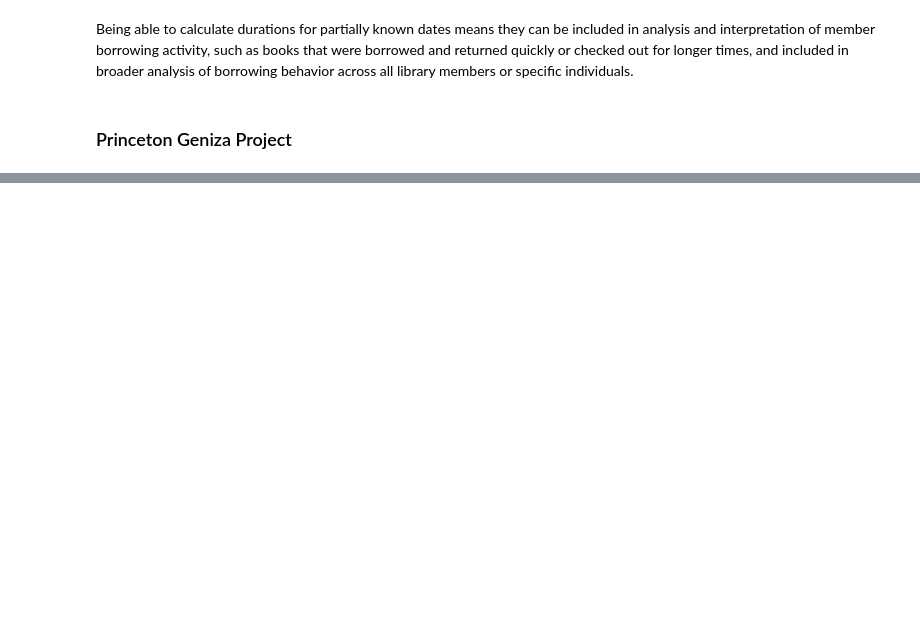
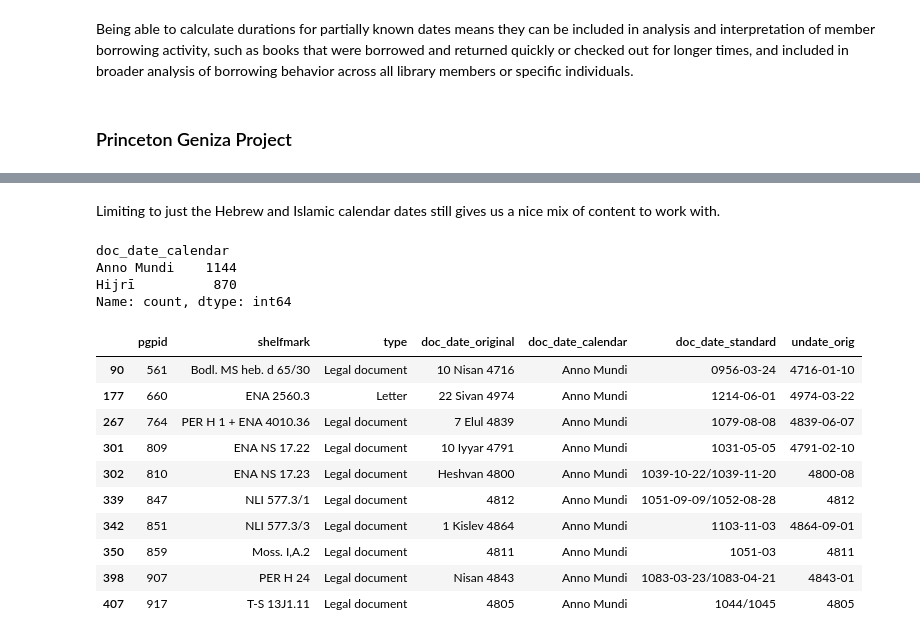
Before and after one commit to rlskoeser/undate-notebook-usrse25, a Jupyter notebook: undate-overview.ipynb, the cells around one changed output, grey strips where cells are left out. Saved outputs shown, nothing was run; the diff lists cells and outputs as text; code cells hidden in the pictures; blank space fills up the shorter version.

```diff
--- a/undate-overview.ipynb
+++ b/undate-overview.ipynb
@@ -652,0 +659,12 @@ Being able to calculate durations for partially known dates means they can be in
+# %%
+# load a copy of PGP document data from the assets folder
+pgp_documents = pd.read_csv("assets/pgp_documents.csv")
+
+# limit to document dates with standardized format, so we have a comparison point
+docs_with_docdate = pgp_documents[pgp_documents.doc_date_standard.notna()].copy()
+# limit to a subset of fields
+docs_with_docdate = docs_with_docdate[["pgpid", "shelfmark", "type", "doc_date_original", "doc_date_calendar", "doc_date_standard"]]
+# limit to the calendars undate currently supports
+docs_with_docdate = docs_with_docdate[docs_with_docdate.doc_date_calendar.isin(["Anno Mundi", "Hijrī"])]
+
+docs_with_docdate.head()
@@ -652,0 +678,46 @@ Being able to calculate durations for partially known dates means they can be in
+# %% [markdown]
+Limiting to just the Hebrew and Islamic calendar dates still gives us a nice mix of content to work with.
+# %%
+docs_with_docdate.doc_date_calendar.value_counts()
+# %% [output]
+doc_date_calendar
+Anno Mundi    1144
+Hijrī          870
+Name: count, dtype: int64
+# %%
+# Use undate to parse the original dates based on calendar
+
+from lark.exceptions import UnexpectedEOF, VisitError
+
+
+def parse_original_date(row):
+    if row.doc_date_calendar == "Anno Mundi":
+        undate_calendar = "Hebrew"
+    elif row.doc_date_calendar == "Hijrī":
+        undate_calendar = "Hijri"
+
+    try:
+         return Undate.parse(row.doc_date_original, undate_calendar)
+    except (VisitError, ValueError, UnexpectedEOF):
+        # we don't support parsing everything in this dataset, and some of them have errors
+        # for demonstration purposes, ignore anything we can't parse
+         pass
+
+docs_with_docdate['undate_orig'] = docs_with_docdate.apply(parse_original_date, axis=1)
+# %%
+# limit to the records that were successfully parsed
+docs_with_undate = docs_with_docdate[docs_with_docdate.undate_orig.notna()].copy()
+
+docs_with_undate.head(10)
+# %% [output]
+|  | pgpid | shelfmark | type | doc_date_original | doc_date_calendar | doc_date_standard | undate_orig |
+| 90 | 561 | Bodl. MS heb. d 65/30 | Legal document | 10 Nisan 4716 | Anno Mundi | 0956-03-24 | 4716-01-10 |
+| 177 | 660 | ENA 2560.3 | Letter | 22 Sivan 4974 | Anno Mundi | 1214-06-01 | 4974-03-22 |
+| 267 | 764 | PER H 1 + ENA 4010.36 | Legal document | 7 Elul 4839 | Anno Mundi | 1079-08-08 | 4839-06-07 |
+| 301 | 809 | ENA NS 17.22 | Legal document | 10 Iyyar 4791 | Anno Mundi | 1031-05-05 | 4791-02-10 |
+| 302 | 810 | ENA NS 17.23 | Legal document | Heshvan 4800 | Anno Mundi | 1039-10-22/1039-11-20 | 4800-08 |
+| 339 | 847 | NLI 577.3/1 | Legal document | 4812 | Anno Mundi | 1051-09-09/1052-08-28 | 4812 |
+| 342 | 851 | NLI 577.3/3 | Legal document | 1 Kislev 4864 | Anno Mundi | 1103-11-03 | 4864-09-01 |
+| 350 | 859 | Moss. I,A.2 | Legal document | 4811 | Anno Mundi | 1051-03 | 4811 |
+| 398 | 907 | PER H 24 | Legal document | Nisan 4843 | Anno Mundi | 1083-03-23/1083-04-21 | 4843-01 |
+| 407 | 917 | T-S 13J1.11 | Legal document | 4805 | Anno Mundi | 1044/1045 | 4805 |
```
Also changed, not shown: parts of 22 cells of this notebook, 3 other files.
